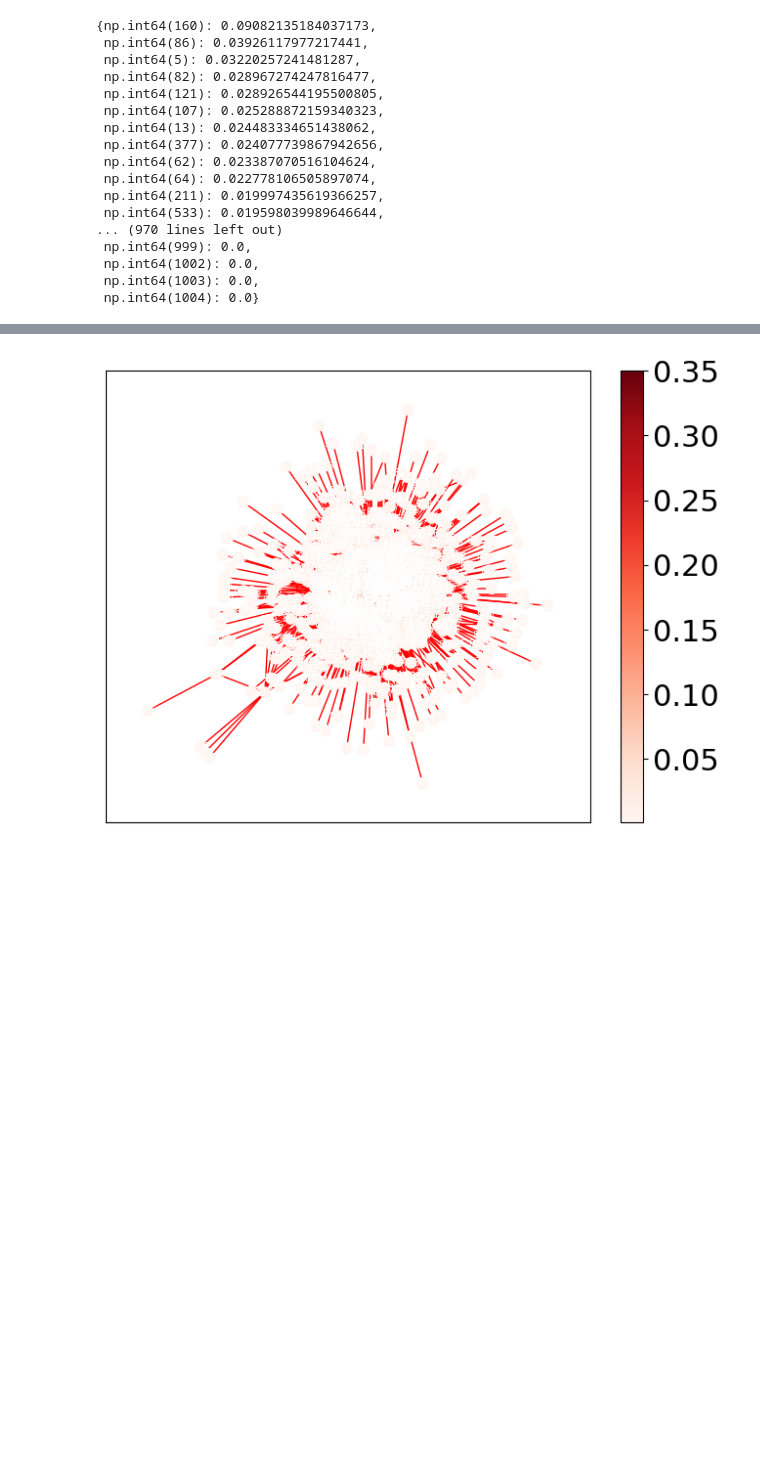
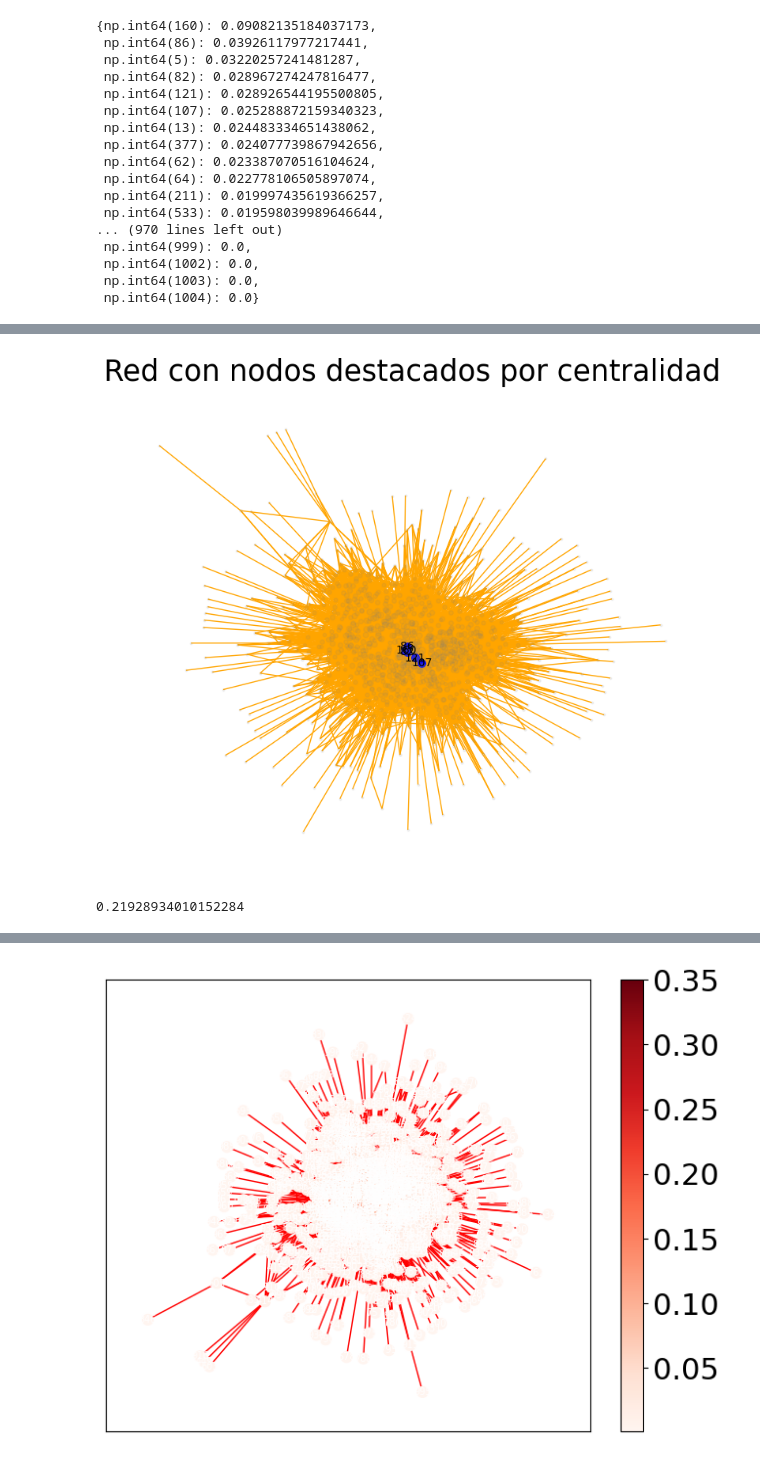
Before and after one commit to Grupo-12-DMCyT/Comparative-Analysis-in-Two-Human-Networks, a Jupyter notebook: c_analisis_centralidad.ipynb, the cells around one changed output, grey strips where cells are left out. Drawn from its saved outputs; the diff is of its cells as text; code cells hidden in the pictures; blank space fills up the shorter version.

```diff
--- a/c_analisis_centralidad.ipynb
+++ b/c_analisis_centralidad.ipynb
@@ -113,0 +169,34 @@ dict(sorted(email_centr_betweenness.items() , key= lambda item : item[1],reverse
+# %%
+def plot_G(G, pos, centrality):
+    plt.figure(figsize=(10, 8))
+
+    # Ordenar nodos por centralidad (de mayor a menor)
+    nodos_dict_sorted = dict(sorted(centrality.items(), key=lambda item: item[1], reverse=True))
+
+    # Obtener el valor de centralidad del 5º nodo más importante
+    limite_centr = list(nodos_dict_sorted.values())[4]
+
+    # Dibujar nodos
+    for node in G.nodes():
+        size = 100 * centrality[node]**0.5
+        if centrality[node] >= limite_centr:
+            # Nodos con alta centralidad: azules y destacados
+            nx.draw_networkx_nodes(G, pos, nodelist=[node], node_size=size, node_color='blue', alpha=1.0)
+        else:
+            # Nodos menos centrales: grises y atenuados
+            nx.draw_networkx_nodes(G, pos, nodelist=[node], node_size=size, node_color='gray', alpha=0.1)
+
+    # Etiquetas solo para los nodos centrales
+    etiquetas = {n: n for n in G.nodes() if centrality[n] >= limite_centr}
+    nx.draw_networkx_labels(G, pos, etiquetas, font_size=10)
+
+    # Dibujar aristas
+    nx.draw_networkx_edges(G, pos, edge_color='orange')
+
+    plt.axis('off')
+    plt.title("Red con nodos destacados por centralidad")
+    plt.show()
+# %%
+plot_G(emailGiant,pos_emailGiant,email_centr_grado)
+# %% [output]
+[figure, added]
@@ -113,0 +208,4 @@ dict(sorted(email_centr_betweenness.items() , key= lambda item : item[1],reverse
+# %%
+lista[4]
+# %% [output]
+0.21928934010152284
```
Also changed, not shown: parts of 12 cells of this notebook, 1 other file.
